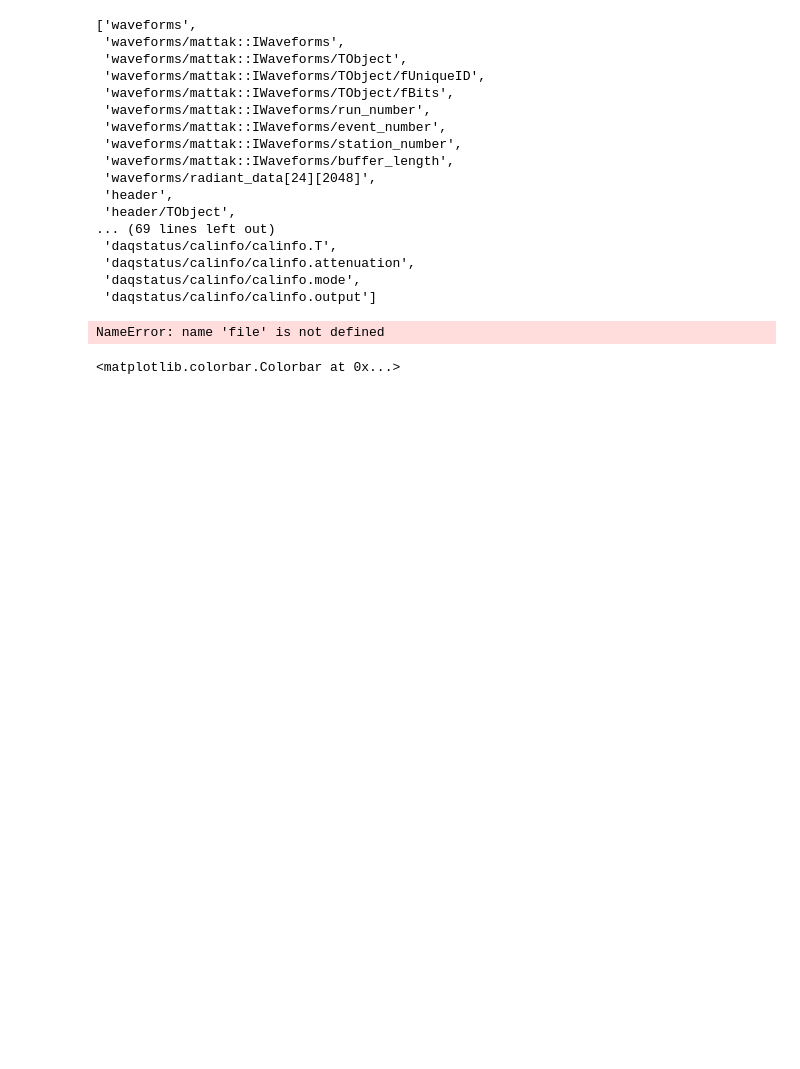
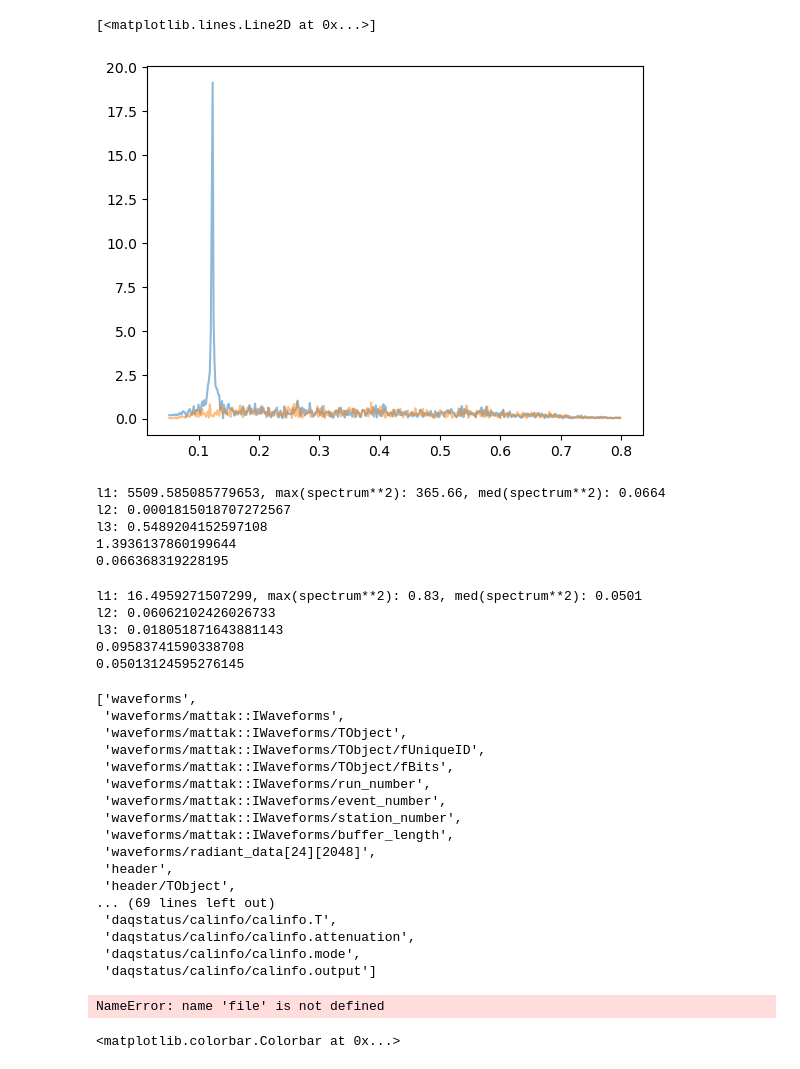
Before and after one commit to OliverSchlemper/Flights, a Jupyter notebook: combine_mattak.ipynb, the cells around one changed output. Drawn from its saved outputs; the diff is of its cells as text; code cells hidden in the pictures; blank space fills up the shorter version.

```diff
--- a/combine_mattak.ipynb
+++ b/combine_mattak.ipynb
@@ -79,3 +100,57 @@ station_time
+# %%
+spectrum = np.abs(channel.get_frequency_spectrum())
+spectrum2 = np.abs(channel2.get_frequency_spectrum())
+freq = channel.get_frequencies()
+freq2 = channel2.get_frequencies()
+
+mask = (freq != 0.2) & (freq > 0.05) & (freq < 0.8)
+mask2 = (freq2 != 0.2) & (freq2 > 0.05) & (freq < 0.8)
+
+spectrum = spectrum[mask]
+spectrum2 = spectrum2[mask2]
+
+freq = freq[mask]
+freq2 = freq2[mask2]
+
+
+
+plt.plot(freq, spectrum, alpha = 0.5)
+plt.plot(freq2, spectrum2, alpha = 0.5)
+#plt.xlim(0, 0.8)
+# %% [output]
+[<matplotlib.lines.Line2D at 0x...>]
+[figure, added]
+# %%
+l1 = simple_l1((spectrum))
+l2 = simple_inverse_l1(np.abs(spectrum))
+l3 = test_simple_l1(spectrum)
+
+print(f'l1: {l1}, max(spectrum**2): {np.max(np.abs(spectrum**2)):.2f}, med(spectrum**2): {np.median(np.abs(spectrum**2)):.4f}')
+print(f'l2: {l2}')
+print(f'l3: {l3}')
+print(np.average(np.abs(spectrum**2)))
+print(np.median(np.abs(spectrum**2)))
+# %% [output]
+l1: 5509.585085779653, max(spectrum**2): 365.66, med(spectrum**2): 0.0664
+l2: 0.0001815018707272567
+l3: 0.5489204152597108
+1.3936137860199644
+0.066368319228195
+# %%
+l1 = simple_l1(np.abs(spectrum2))
+l2 = simple_inverse_l1(np.abs(spectrum2))
+l3 = test_simple_l1(spectrum2)
+print(f'l1: {l1}, max(spectrum**2): {np.max(np.abs(spectrum2**2)):.2f}, med(spectrum**2): {np.median(np.abs(spectrum2**2)):.4f}')
+print(f'l2: {l2}')
+print(f'l3: {l3}')
+print(np.average(np.abs(spectrum2**2)))
+print(np.median(np.abs(spectrum2**2)))
+# %% [output]
+l1: 16.4959271507299, max(spectrum**2): 0.83, med(spectrum**2): 0.0501
+l2: 0.06062102426026733
+l3: 0.018051871643881143
+0.09583741590338708
+0.05013124595276145
 # %%
 filename = 'station21_run2730_combined.root'
 file = uproot.open("./combined/" + filename)
```
Also changed, not shown: parts of 8 cells of this notebook, 35 other files.
